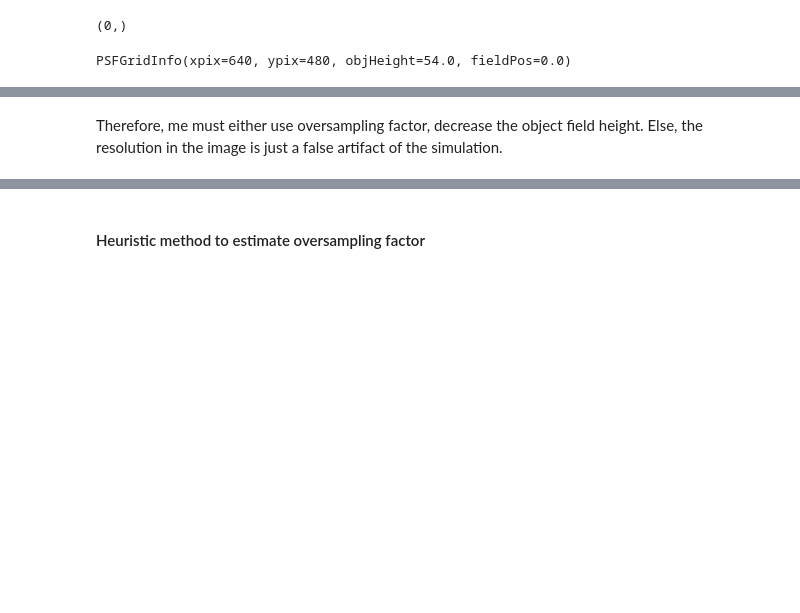
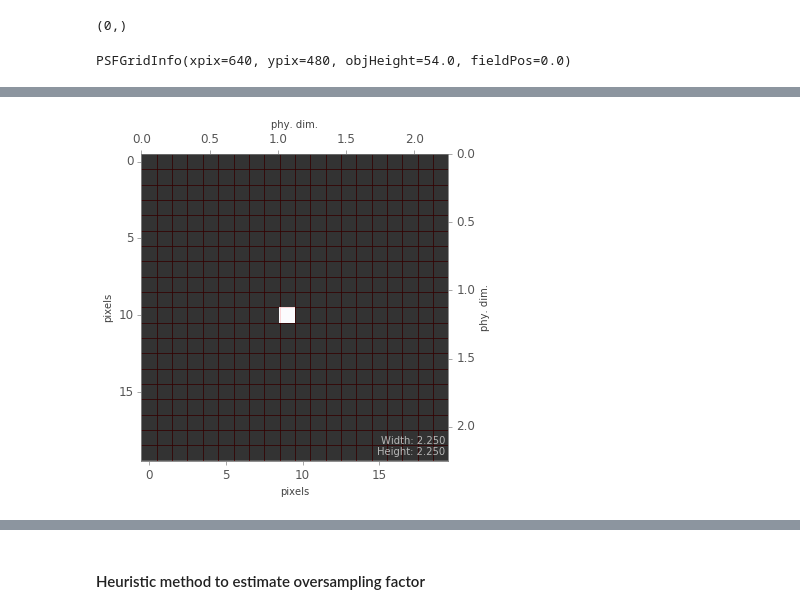
Before and after one commit to xzos/PyZDDE, a Jupyter notebook: Examples/IPNotebooks/04 Acquisition and analysis Image Simulation data from Zemax.ipynb, the cells around one changed output, grey strips where cells are left out. Cells and saved outputs as stored; diff of their text form; code cells hidden in the pictures; blank space fills up the shorter version.

Commit message:
updated notebook on image simulation

```diff
--- a/Examples/IPNotebooks/04 Acquisition and analysis Image Simulation data from Zemax.ipynb
+++ b/Examples/IPNotebooks/04 Acquisition and analysis Image Simulation data from Zemax.ipynb
@@ -125,7 +242,7 @@ def show_around(img_data, wideX=20, wideY=20, centerX=None, centerY=None):
 X2, X4, X8, X16, X32 = 1, 2, 3, 4, 5  # oversampling
 RGB = 0                               # Wavelength
 GEOM, DIFF = 1, 2                     # Aberration
-S32by32, S64by64 = 1, 2               # Pupil/Image Sampling
+S32by32, S64by64, S128by128 = 1, 2, 3 # Pupil/Image Sampling
 CHIEF, VERTEX = 0, 1                  # reference
 SIMIMG, SRCBMP, PSFGRID = 0, 1, 2     # show as
 # %% [markdown]
@@ -347,2 +454,5 @@ show_around(img_data)
-# %% [markdown]
-Therefore, me must either use oversampling factor, decrease the object field height. Else, the resolution in the image is just a false artifact of the simulation.
+# %%
+# zoomed-in to the central PSF in the field (object field)
+show_around(img_data, pixX=20, pixY=20, pixGrid=True, pixSize=img_info.objHeight/img_info.ypix)
+# %% [output]
+[figure, added]
```
Also changed, not shown: parts of 52 cells of this notebook, 2 other files.
